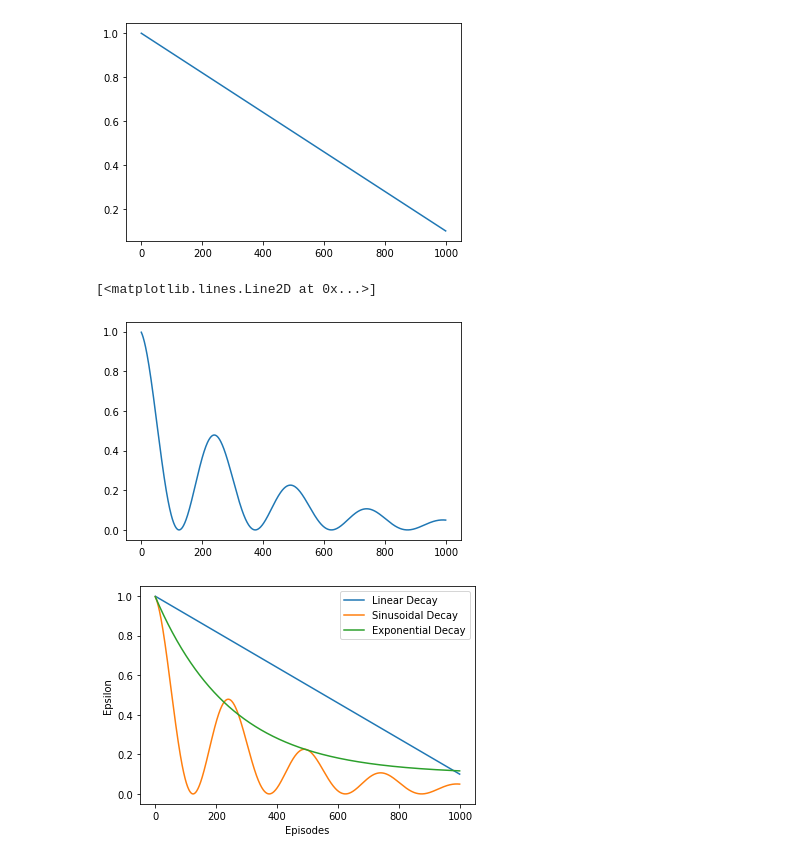
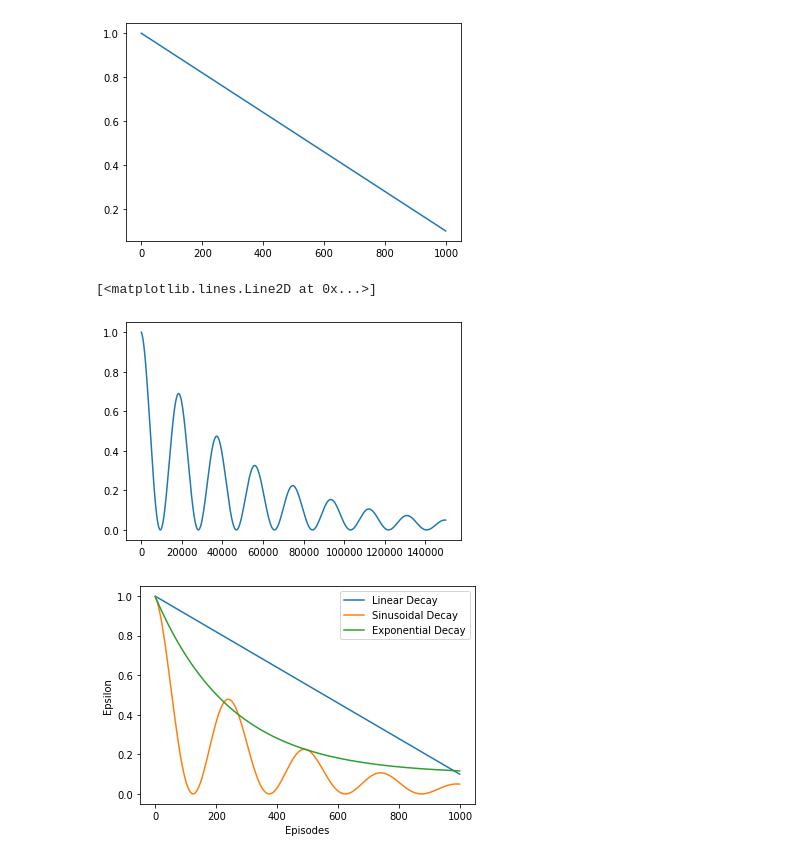
Before and after one commit to jonasbarth/mario-rl-client, a Jupyter notebook: ddqn_2/train.ipynb, the cells around one changed output. Saved outputs shown, nothing was run; the diff lists cells and outputs as text; code cells hidden in the pictures.

```diff
--- a/ddqn_2/train.ipynb
+++ b/ddqn_2/train.ipynb
@@ -105,23 +114,26 @@ plt.plot(data)
 [figure]
 # %%
 import math
-exp = 3
+import numpy as np
+import matplotlib.pyplot as plt
+
+exp = 5
 eps_start = 1.0
-decay = 0.997
-m = 4
-N = 10**exp
+decay = 0.99998
+m = 8
+N = int(1.5* 10**exp)
 def sin_eps(eps_start, decay, i_episode, m, N):
     return eps_start * decay ** i_episode * (1/2) * (1 + math.cos((2*math.pi * i_episode * m) / N))
 
-data_2 = np.array([])
+data_2 = np.arange(N, dtype=float)
 for n in range(N):
     eps = sin_eps(eps_start, decay, n + 1, m, N)
-    data_2 = np.append(data_2, eps)
+    data_2[n] = eps
 
 plt.plot(data_2)
 # %% [output]
 [<matplotlib.lines.Line2D at 0x...>]
-[figure, old version]
+[figure, new version]
 # %%
 def oc_eps(eps_min, eps_start, num_steps, eps_decay):
     eps = eps_min + (eps_start - eps_min) * math.exp(-num_steps / eps_decay)
```
Also changed, not shown: parts of 4 cells of this notebook, 52 other files.
